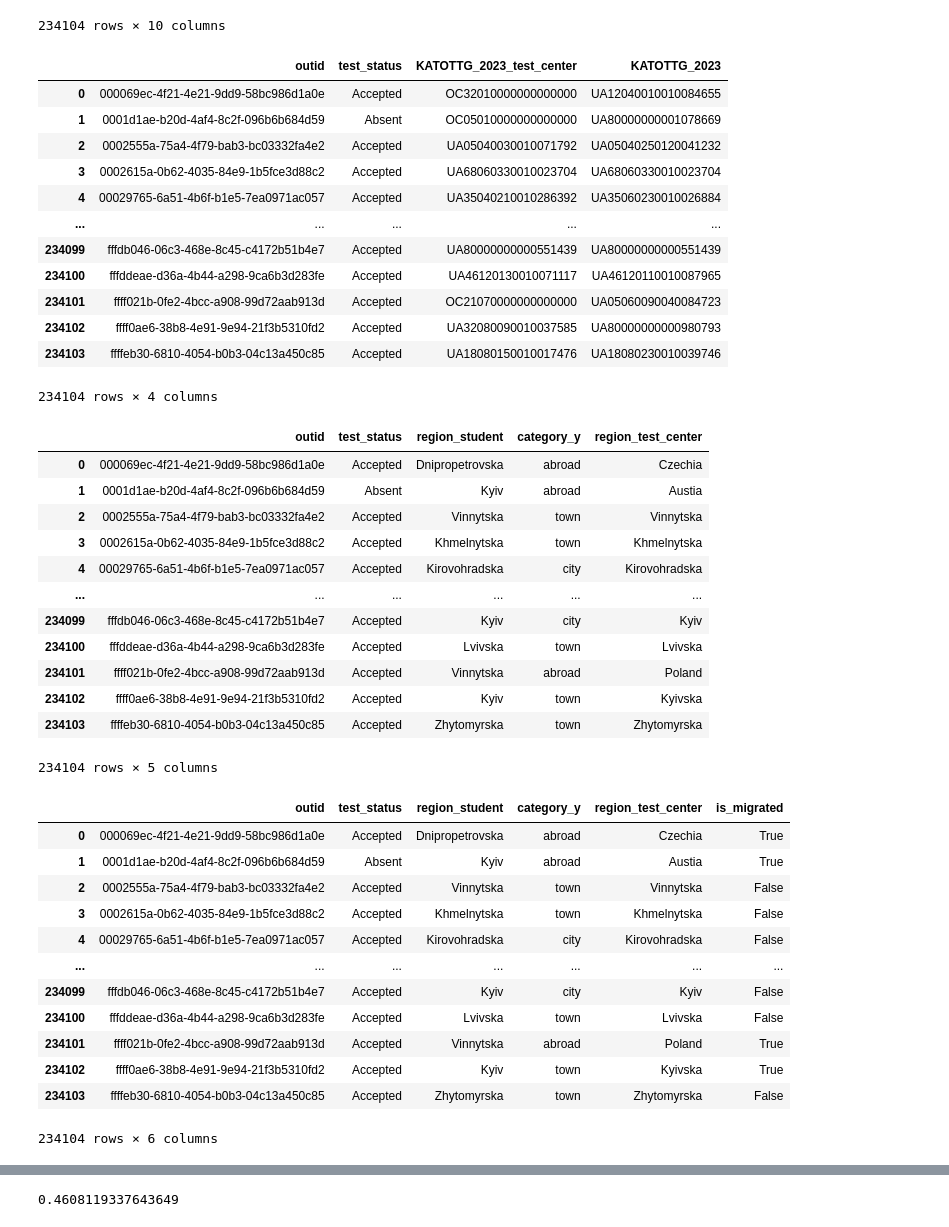
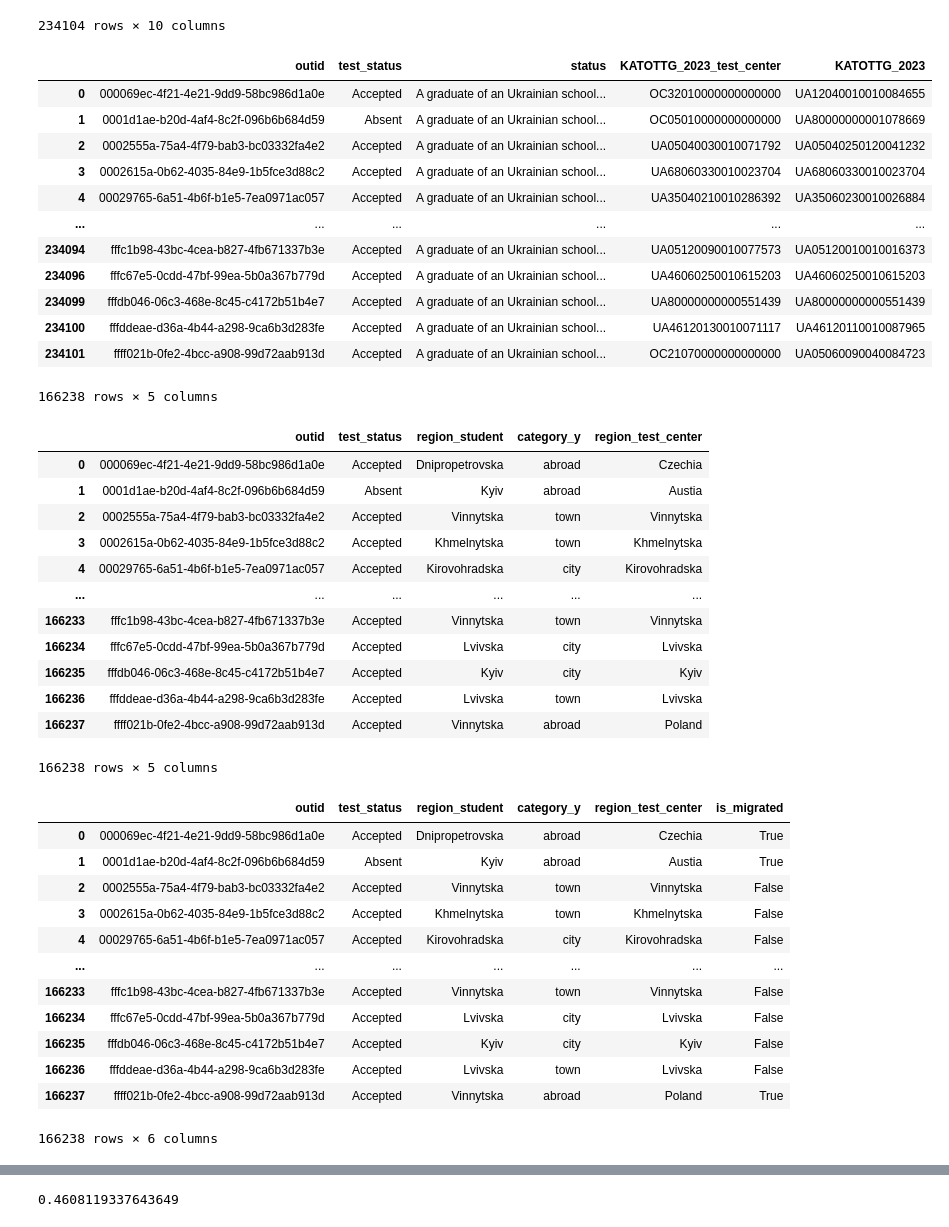
Before and after one commit to DataResponsibly/ZNO-Dataset, a Jupyter notebook: notebooks/analyses/Migration_directions.ipynb, the cells around one changed output, grey strips where cells are left out. Saved outputs shown, nothing was run; the diff lists cells and outputs as text; code cells hidden in the pictures.

```diff
--- a/notebooks/analyses/Migration_directions.ipynb
+++ b/notebooks/analyses/Migration_directions.ipynb
@@ -27,22 +27,23 @@ df_students_take_tests
 234104 rows × 10 columns
 # %%
 df_merged = df_students_take_tests.merge(df_students, how='left', on='outid')
-df_merged = df_merged.loc[:, ['outid', 'test_status', 'KATOTTG_2023_test_center', 'KATOTTG_2023']]
+df_merged = df_merged.loc[df_merged['status'] == 'A graduate of an Ukrainian school of the current year']
+df_merged = df_merged.loc[:, ['outid', 'test_status', 'status', 'KATOTTG_2023_test_center', 'KATOTTG_2023']]
 df_merged
 # %% [output]
-|  | outid | test_status | KATOTTG_2023_test_center | KATOTTG_2023 |
-| 0 | 000069ec-4f21-4e21-9dd9-58bc986d1a0e | Accepted | OC32010000000000000 | UA12040010010084655 |
-| 1 | 0001d1ae-b20d-4af4-8c2f-096b6b684d59 | Absent | OC05010000000000000 | UA80000000001078669 |
-| 2 | 0002555a-75a4-4f79-bab3-bc03332fa4e2 | Accepted | UA05040030010071792 | UA05040250120041232 |
-| 3 | 0002615a-0b62-4035-84e9-1b5fce3d88c2 | Accepted | UA68060330010023704 | UA68060330010023704 |
-| 4 | 00029765-6a51-4b6f-b1e5-7ea0971ac057 | Accepted | UA35040210010286392 | UA35060230010026884 |
-| ... | ... | ... | ... | ... |
-| 234099 | fffdb046-06c3-468e-8c45-c4172b51b4e7 | Accepted | UA80000000000551439 | UA80000000000551439 |
-| 234100 | fffddeae-d36a-4b44-a298-9ca6b3d283fe | Accepted | UA46120130010071117 | UA46120110010087965 |
-| 234101 | ffff021b-0fe2-4bcc-a908-99d72aab913d | Accepted | OC21070000000000000 | UA05060090040084723 |
-| 234102 | ffff0ae6-38b8-4e91-9e94-21f3b5310fd2 | Accepted | UA32080090010037585 | UA80000000000980793 |
-| 234103 | ffffeb30-6810-4054-b0b3-04c13a450c85 | Accepted | UA18080150010017476 | UA18080230010039746 |
+|  | outid | test_status | status | KATOTTG_2023_test_center | KATOTTG_2023 |
+| 0 | 000069ec-4f21-4e21-9dd9-58bc986d1a0e | Accepted | A graduate of an Ukrainian school... | OC32010000000000000 | UA12040010010084655 |
+| 1 | 0001d1ae-b20d-4af4-8c2f-096b6b684d59 | Absent | A graduate of an Ukrainian school... | OC05010000000000000 | UA80000000001078669 |
+| 2 | 0002555a-75a4-4f79-bab3-bc03332fa4e2 | Accepted | A graduate of an Ukrainian school... | UA05040030010071792 | UA05040250120041232 |
+| 3 | 0002615a-0b62-4035-84e9-1b5fce3d88c2 | Accepted | A graduate of an Ukrainian school... | UA68060330010023704 | UA68060330010023704 |
+| 4 | 00029765-6a51-4b6f-b1e5-7ea0971ac057 | Accepted | A graduate of an Ukrainian school... | UA35040210010286392 | UA35060230010026884 |
+| ... | ... | ... | ... | ... | ... |
+| 234094 | fffc1b98-43bc-4cea-b827-4fb671337b3e | Accepted | A graduate of an Ukrainian school... | UA05120090010077573 | UA05120010010016373 |
+| 234096 | fffc67e5-0cdd-47bf-99ea-5b0a367b779d | Accepted | A graduate of an Ukrainian school... | UA46060250010615203 | UA46060250010615203 |
+| 234099 | fffdb046-06c3-468e-8c45-c4172b51b4e7 | Accepted | A graduate of an Ukrainian school... | UA80000000000551439 | UA80000000000551439 |
+| 234100 | fffddeae-d36a-4b44-a298-9ca6b3d283fe | Accepted | A graduate of an Ukrainian school... | UA46120130010071117 | UA46120110010087965 |
+| 234101 | ffff021b-0fe2-4bcc-a908-99d72aab913d | Accepted | A graduate of an Ukrainian school... | OC21070000000000000 | UA05060090040084723 |
-234104 rows × 4 columns
+166238 rows × 5 columns
 # %%
 df_merged = df_merged.merge(df_location, how='left', on='KATOTTG_2023')
 df_merged.rename(columns={'region_name': 'region_student'}, inplace=True)
@@ -59,12 +60,12 @@ df_merged
 | 3 | 0002615a-0b62-4035-84e9-1b5fce3d88c2 | Accepted | Khmelnytska | town | Khmelnytska |
 | 4 | 00029765-6a51-4b6f-b1e5-7ea0971ac057 | Accepted | Kirovohradska | city | Kirovohradska |
 | ... | ... | ... | ... | ... | ... |
-| 234099 | fffdb046-06c3-468e-8c45-c4172b51b4e7 | Accepted | Kyiv | city | Kyiv |
-| 234100 | fffddeae-d36a-4b44-a298-9ca6b3d283fe | Accepted | Lvivska | town | Lvivska |
-| 234101 | ffff021b-0fe2-4bcc-a908-99d72aab913d | Accepted | Vinnytska | abroad | Poland |
-| 234102 | ffff0ae6-38b8-4e91-9e94-21f3b5310fd2 | Accepted | Kyiv | town | Kyivska |
-| 234103 | ffffeb30-6810-4054-b0b3-04c13a450c85 | Accepted | Zhytomyrska | town | Zhytomyrska |
+| 166233 | fffc1b98-43bc-4cea-b827-4fb671337b3e | Accepted | Vinnytska | town | Vinnytska |
+| 166234 | fffc67e5-0cdd-47bf-99ea-5b0a367b779d | Accepted | Lvivska | city | Lvivska |
+| 166235 | fffdb046-06c3-468e-8c45-c4172b51b4e7 | Accepted | Kyiv | city | Kyiv |
+| 166236 | fffddeae-d36a-4b44-a298-9ca6b3d283fe | Accepted | Lvivska | town | Lvivska |
+| 166237 | ffff021b-0fe2-4bcc-a908-99d72aab913d | Accepted | Vinnytska | abroad | Poland |
-234104 rows × 5 columns
+166238 rows × 5 columns
 # %%
 df_merged['is_migrated'] = (df_merged['region_student'] != df_merged['region_test_center'])
 # %%
@@ -77,10 +78,10 @@ df_merged
 | 3 | 0002615a-0b62-4035-84e9-1b5fce3d88c2 | Accepted | Khmelnytska | town | Khmelnytska | False |
 | 4 | 00029765-6a51-4b6f-b1e5-7ea0971ac057 | Accepted | Kirovohradska | city | Kirovohradska | False |
 | ... | ... | ... | ... | ... | ... | ... |
-| 234099 | fffdb046-06c3-468e-8c45-c4172b51b4e7 | Accepted | Kyiv | city | Kyiv | False |
-| 234100 | fffddeae-d36a-4b44-a298-9ca6b3d283fe | Accepted | Lvivska | town | Lvivska | False |
-| 234101 | ffff021b-0fe2-4bcc-a908-99d72aab913d | Accepted | Vinnytska | abroad | Poland | True |
-| 234102 | ffff0ae6-38b8-4e91-9e94-21f3b5310fd2 | Accepted | Kyiv | town | Kyivska | True |
-| 234103 | ffffeb30-6810-4054-b0b3-04c13a450c85 | Accepted | Zhytomyrska | town | Zhytomyrska | False |
+| 166233 | fffc1b98-43bc-4cea-b827-4fb671337b3e | Accepted | Vinnytska | town | Vinnytska | False |
+| 166234 | fffc67e5-0cdd-47bf-99ea-5b0a367b779d | Accepted | Lvivska | city | Lvivska | False |
+| 166235 | fffdb046-06c3-468e-8c45-c4172b51b4e7 | Accepted | Kyiv | city | Kyiv | False |
+| 166236 | fffddeae-d36a-4b44-a298-9ca6b3d283fe | Accepted | Lvivska | town | Lvivska | False |
+| 166237 | ffff021b-0fe2-4bcc-a908-99d72aab913d | Accepted | Vinnytska | abroad | Poland | True |
-234104 rows × 6 columns
+166238 rows × 6 columns
 # %%
```
Also changed, not shown: parts of 8 cells of this notebook.
